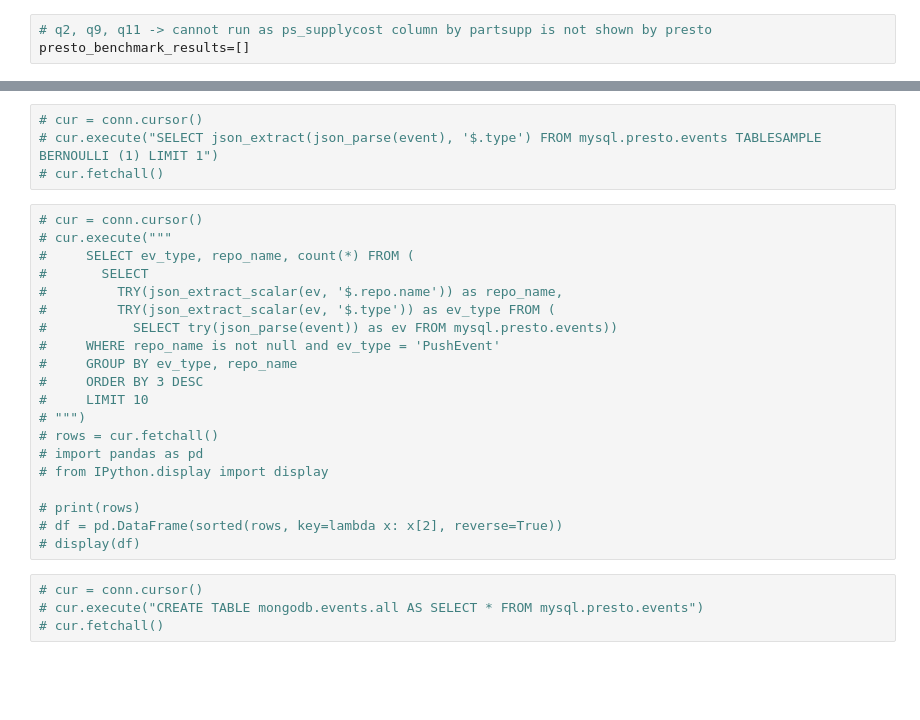
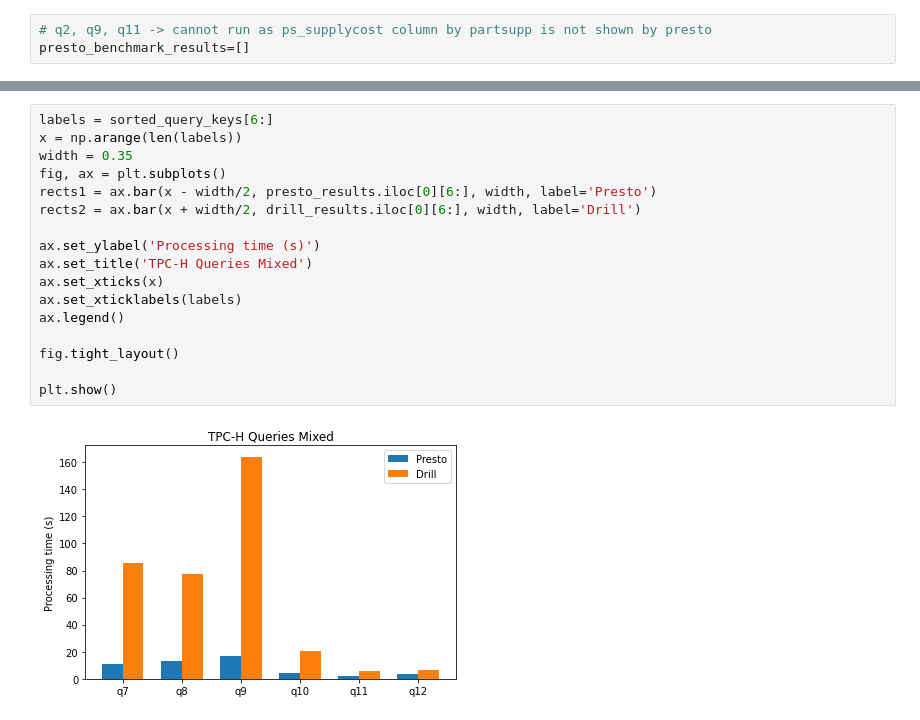
Before and after one commit to LaertNuhu/federated_queries_benchmark, a Jupyter notebook: benchmark/benchmark.ipynb, the cells around one changed output, grey strips where cells are left out. Cells and saved outputs as stored; diff of their text form; blank space fills up the shorter version.

```diff
--- a/benchmark/benchmark.ipynb
+++ b/benchmark/benchmark.ipynb
@@ -261,28 +240,19 @@ Now that the table is create in MySQL, we can insert rows with Presto by using t
-# %%
-# cur = conn.cursor()
-# cur.execute("SELECT json_extract(json_parse(event), '$.type') FROM mysql.presto.events TABLESAMPLE BERNOULLI (1) LIMIT 1")
-# cur.fetchall()
-# %%
-# cur = conn.cursor()
-# cur.execute("""
-#     SELECT ev_type, repo_name, count(*) FROM (
-#       SELECT
-#         TRY(json_extract_scalar(ev, '$.repo.name')) as repo_name,
-#         TRY(json_extract_scalar(ev, '$.type')) as ev_type FROM (
-#           SELECT try(json_parse(event)) as ev FROM mysql.presto.events))
-#     WHERE repo_name is not null and ev_type = 'PushEvent'
-#     GROUP BY ev_type, repo_name
-#     ORDER BY 3 DESC
-#     LIMIT 10
-# """)
-# rows = cur.fetchall()
-# import pandas as pd
-# from IPython.display import display
-
-# print(rows)
-# df = pd.DataFrame(sorted(rows, key=lambda x: x[2], reverse=True))
-# display(df)
-# %%
-# cur = conn.cursor()
-# cur.execute("CREATE TABLE mongodb.events.all AS SELECT * FROM mysql.presto.events")
-# cur.fetchall()
+# %%
+labels = sorted_query_keys[6:]
+x = np.arange(len(labels))
+width = 0.35
+fig, ax = plt.subplots()
+rects1 = ax.bar(x - width/2, presto_results.iloc[0][6:], width, label='Presto')
+rects2 = ax.bar(x + width/2, drill_results.iloc[0][6:], width, label='Drill')
+
+ax.set_ylabel('Processing time (s)')
+ax.set_title('TPC-H Queries Mixed')
+ax.set_xticks(x)
+ax.set_xticklabels(labels)
+ax.legend()
+
+fig.tight_layout()
+
+plt.show()
+# %% [output]
+[figure, added]
```
Also changed, not shown: parts of 36 cells of this notebook, 4 other files.
